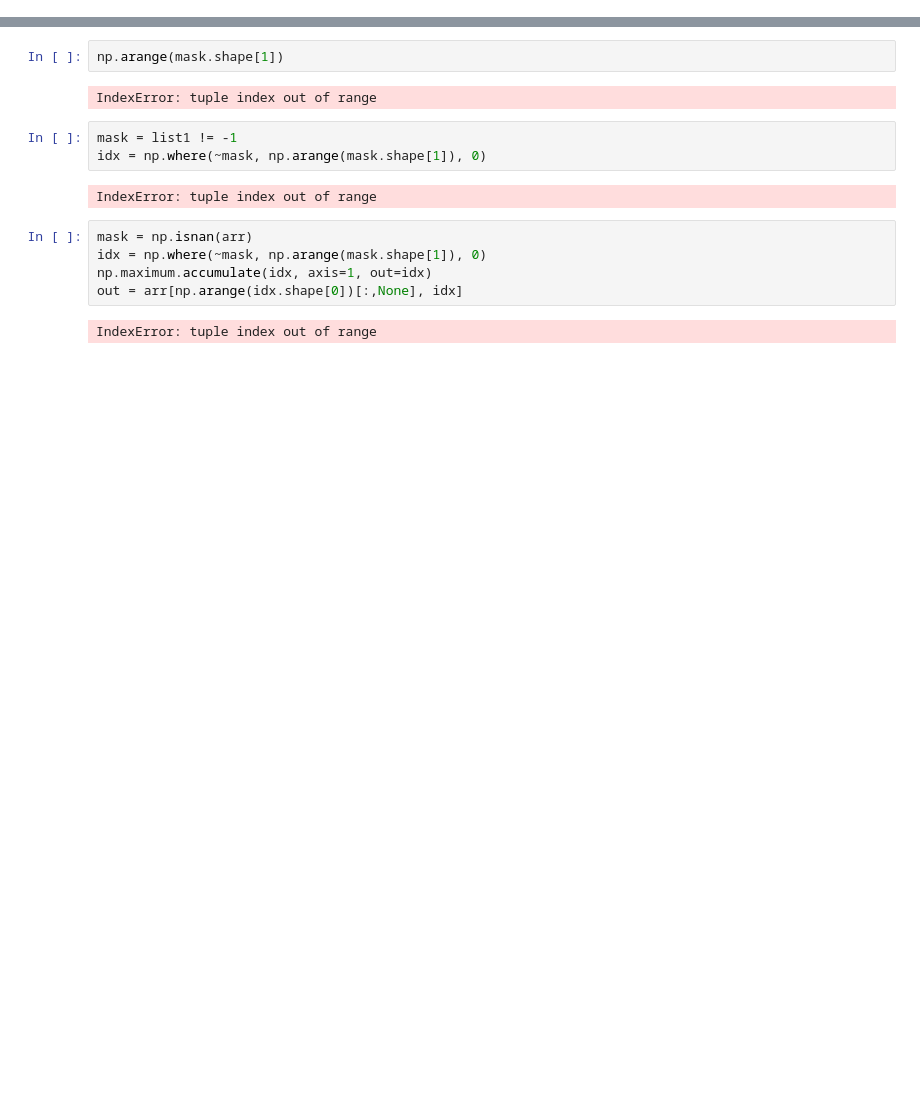
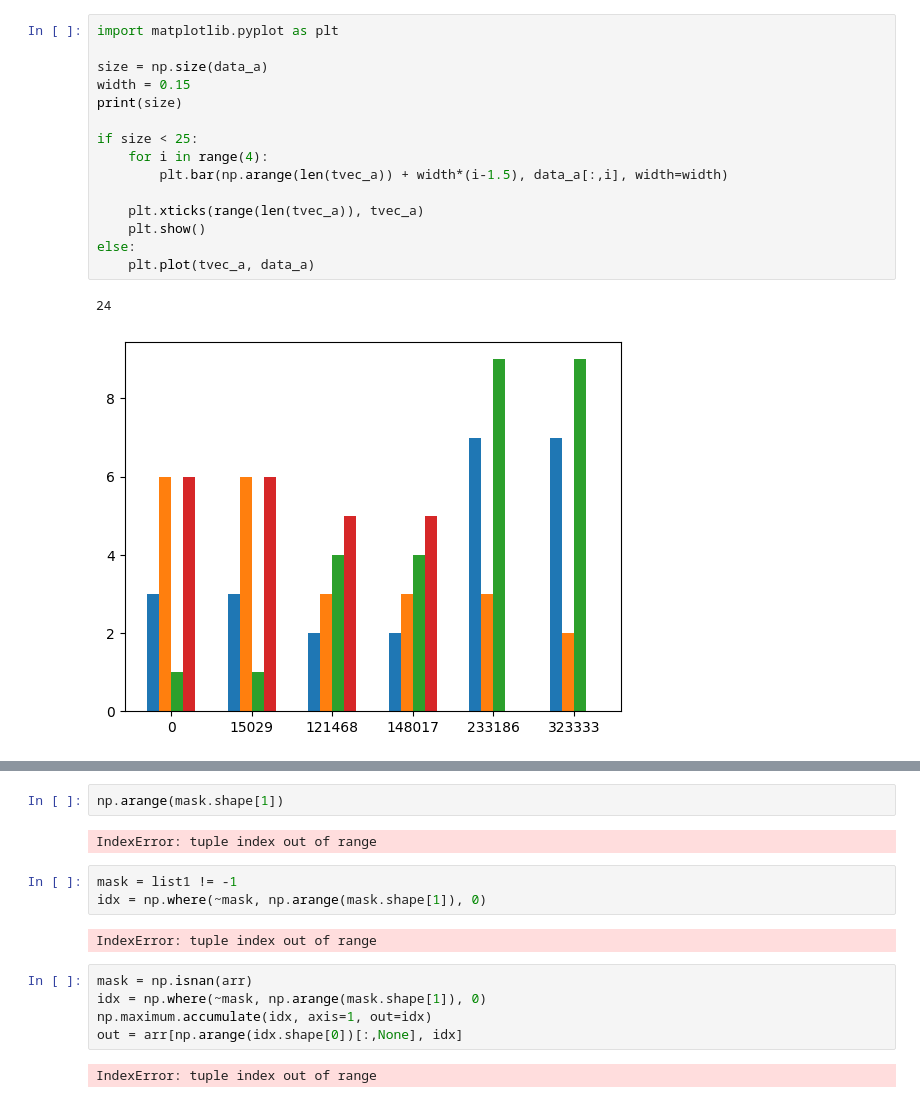
Before and after one commit to Apros7/Project-1-DTU, a Jupyter notebook: ExamProject/test.ipynb, the cells around one changed output, grey strips where cells are left out. Drawn from its saved outputs; the diff is of its cells as text; blank space fills up the shorter version.

```diff
--- a/ExamProject/test.ipynb
+++ b/ExamProject/test.ipynb
@@ -71,0 +72,18 @@ tvec, data
+# %%
+import matplotlib.pyplot as plt
+
+size = np.size(data_a)
+width = 0.15
+print(size)
+
+if size < 25:
+    for i in range(4):
+        plt.bar(np.arange(len(tvec_a)) + width*(i-1.5), data_a[:,i], width=width)
+
+    plt.xticks(range(len(tvec_a)), tvec_a)
+    plt.show()
+else:
+    plt.plot(tvec_a, data_a)
+# %% [output]
+24
+[figure, added]
```
Also changed, not shown: parts of 10 cells of this notebook, 4 other files.
